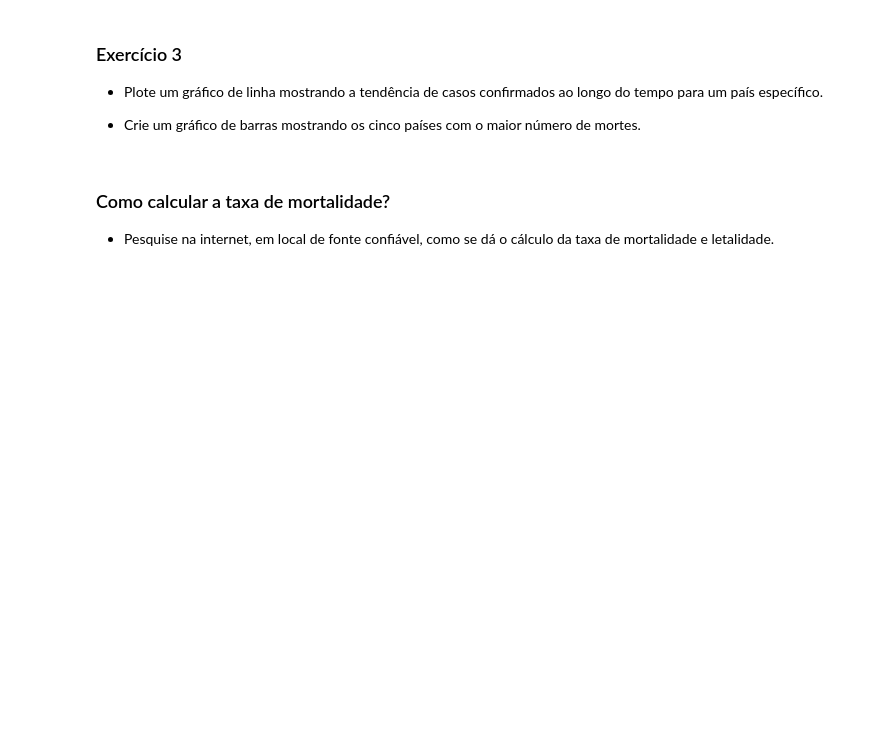
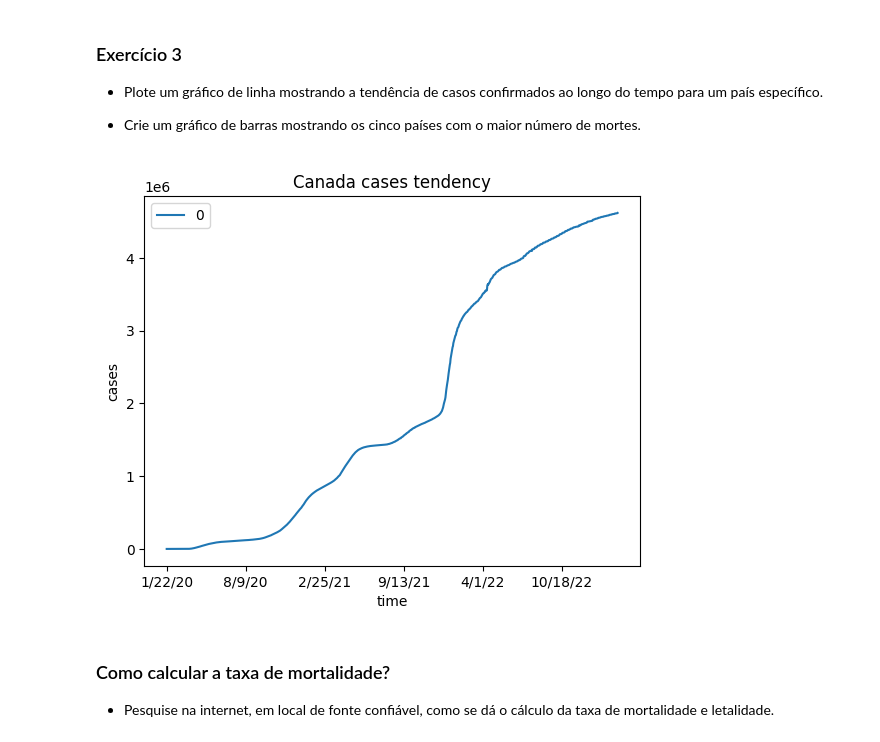
Before and after one commit to glucard/general-study-repo, a Jupyter notebook: cursos/dsnasaude/mod1/DataScience_Aula4.ipynb, the cells around one changed output. Cells and saved outputs as stored; diff of their text form; code cells hidden in the pictures; blank space fills up the shorter version.

```diff
--- a/cursos/dsnasaude/mod1/DataScience_Aula4.ipynb
+++ b/cursos/dsnasaude/mod1/DataScience_Aula4.ipynb
@@ -251,6 +251,14 @@ base_combinada.plot(figsize=(10,6), title = "Cenário Covid", xlabel="Eixo x", y
 - Plote um gráfico de linha mostrando a tendência de casos confirmados ao longo do tempo para um país específico.
 
 - Crie um gráfico de barras mostrando os cinco países com o maior número de mortes.
+# %%
+def plot_country(country: str) -> None:
+    df_time_line = confirmados.set_index("Country/Region").drop(["Province/State", "Lat", "Long"], axis=1).loc[country].sum(axis=0).to_frame()
+    df_time_line.plot(kind="line", title=f"{country} cases tendency", xlabel="time", ylabel="cases")
+
+plot_country("Canada")
+# %% [output]
+[figure, added]
 # %% [markdown]
 ### Como calcular a taxa de mortalidade?
 
```
Also changed, not shown: parts of 9 cells of this notebook.
